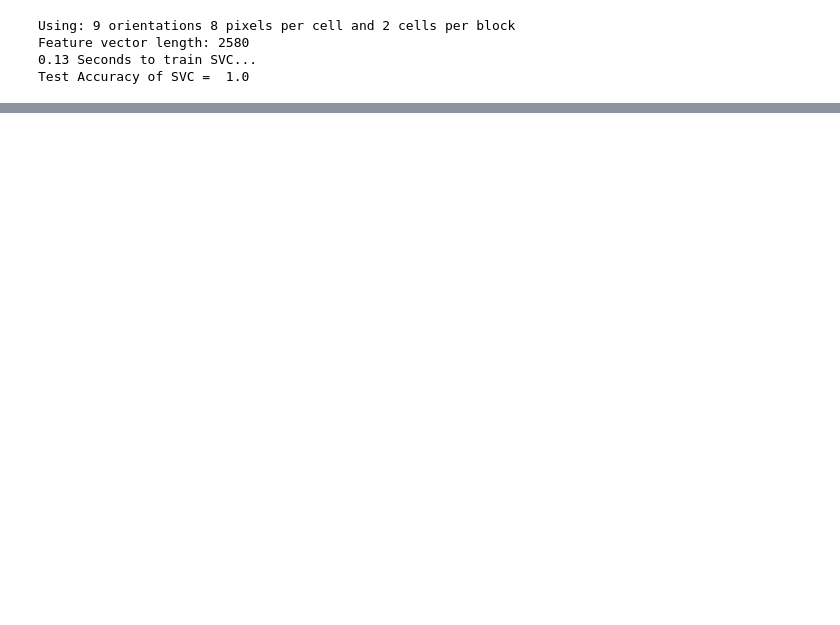
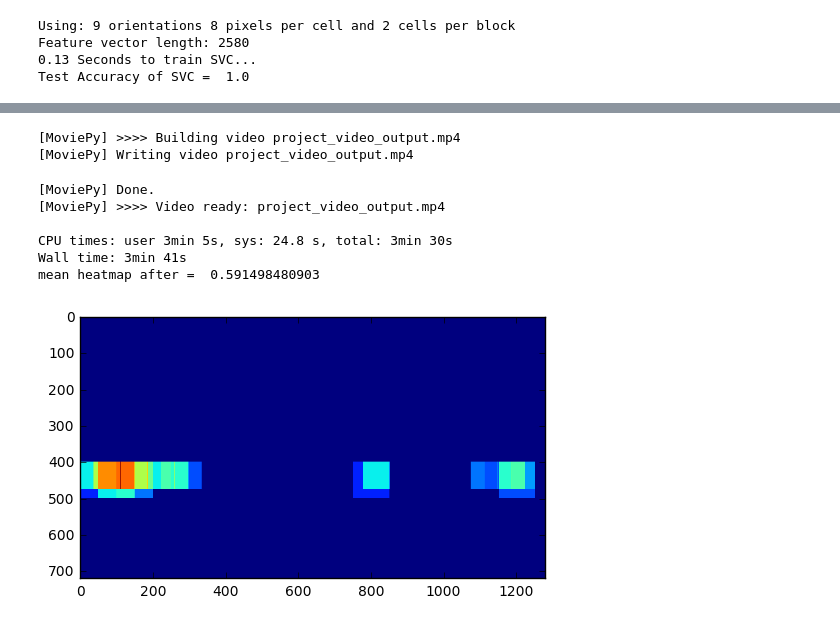
Before and after one commit to sirpsycho85/CarND-Vehicle-Detection, a Jupyter notebook: Scratch.ipynb, the cells around one changed output, grey strips where cells are left out. Drawn from its saved outputs; the diff is of its cells as text; code cells hidden in the pictures; blank space fills up the shorter version.

```diff
--- a/Scratch.ipynb
+++ b/Scratch.ipynb
@@ -370,7 +397,7 @@ from moviepy.editor import VideoFileClip
 
 def process_movie(fname, output_fname):
     clip = VideoFileClip(fname)
-    pipeline = Pipeline()
+    pipeline = Pipeline(xy_windows = [(100,100),(75,75)])
     clip_output = clip.fl_image(pipeline.process_frame)
     %time clip_output.write_videofile(output_fname, audio=False, codec='mpeg4')
     print('mean heatmap after = ',np.mean(pipeline.heatmap))
@@ -389 +405,17 @@ mean heatmap after =  0.0875
+# %%
+moviename = 'project_video'
+
+fname = moviename + '.mp4'
+output_fname = moviename + '_output.mp4'
+process_movie(fname,output_fname)
+# %% [output]
+[MoviePy] >>>> Building video project_video_output.mp4
+[MoviePy] Writing video project_video_output.mp4
+[MoviePy] Done.
+[MoviePy] >>>> Video ready: project_video_output.mp4
+
+CPU times: user 3min 5s, sys: 24.8 s, total: 3min 30s
+Wall time: 3min 41s
+mean heatmap after =  0.591498480903
+[figure, added]
 # %%
```
Also changed, not shown: parts of 7 cells of this notebook, 2 other files.
